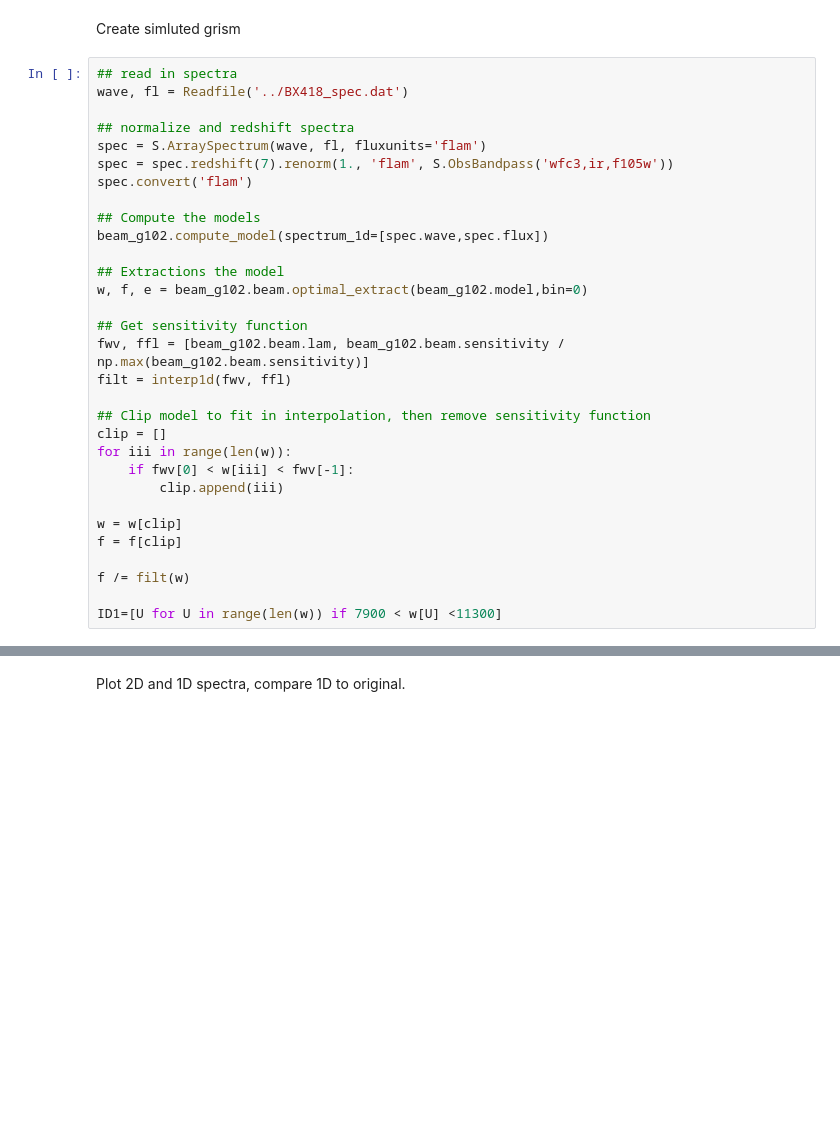
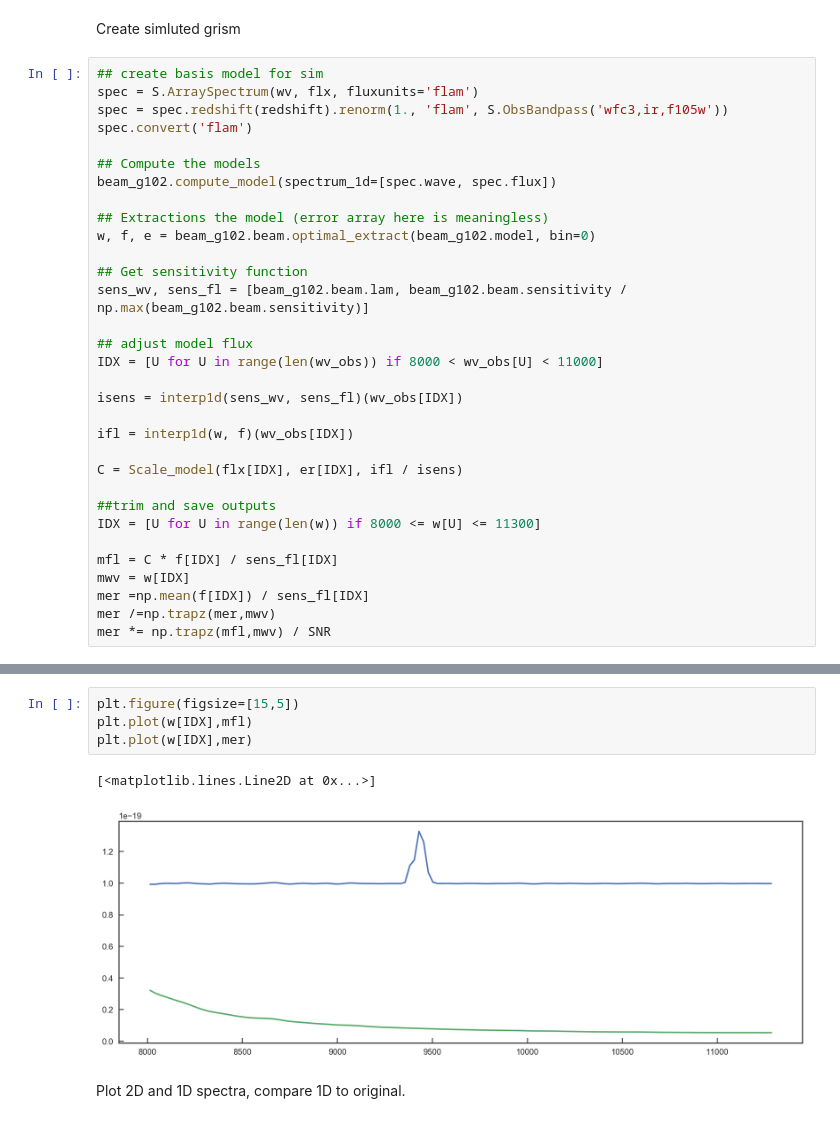
Before and after one commit to Vince-ec/grizli_sim_tutorial, a Jupyter notebook: Grizli_mosaic_tutorial.ipynb, the cells around one changed output, grey strips where cells are left out. Drawn from its saved outputs; the diff is of its cells as text; blank space fills up the shorter version.

```diff
--- a/Grizli_mosaic_tutorial.ipynb
+++ b/Grizli_mosaic_tutorial.ipynb
@@ -89,34 +83,35 @@ plt.close()
 # %% [markdown]
 Create simluted grism
 # %%
-## read in spectra
-wave, fl = Readfile('../BX418_spec.dat')
-
-## normalize and redshift spectra
-spec = S.ArraySpectrum(wave, fl, fluxunits='flam')
-spec = spec.redshift(7).renorm(1., 'flam', S.ObsBandpass('wfc3,ir,f105w'))
+## create basis model for sim
+spec = S.ArraySpectrum(wv, flx, fluxunits='flam')
+spec = spec.redshift(redshift).renorm(1., 'flam', S.ObsBandpass('wfc3,ir,f105w'))
 spec.convert('flam')
 
 ## Compute the models
-beam_g102.compute_model(spectrum_1d=[spec.wave,spec.flux])
+beam_g102.compute_model(spectrum_1d=[spec.wave, spec.flux])
 
-## Extractions the model
-w, f, e = beam_g102.beam.optimal_extract(beam_g102.model,bin=0)
+## Extractions the model (error array here is meaningless)
+w, f, e = beam_g102.beam.optimal_extract(beam_g102.model, bin=0)
 
 ## Get sensitivity function
-fwv, ffl = [beam_g102.beam.lam, beam_g102.beam.sensitivity / np.max(beam_g102.beam.sensitivity)]
-filt = interp1d(fwv, ffl)
+sens_wv, sens_fl = [beam_g102.beam.lam, beam_g102.beam.sensitivity / np.max(beam_g102.beam.sensitivity)]
 
-## Clip model to fit in interpolation, then remove sensitivity function
-clip = []
-for iii in range(len(w)):
-    if fwv[0] < w[iii] < fwv[-1]:
-        clip.append(iii)
+## adjust model flux
+IDX = [U for U in range(len(wv_obs)) if 8000 < wv_obs[U] < 11000]
 
-w = w[clip]
-f = f[clip]
+isens = interp1d(sens_wv, sens_fl)(wv_obs[IDX])
 
-f /= filt(w)
+ifl = interp1d(w, f)(wv_obs[IDX])
 
-ID1=[U for U in range(len(w)) if 7900 < w[U] <11300]
+C = Scale_model(flx[IDX], er[IDX], ifl / isens)
+
+##trim and save outputs
+IDX = [U for U in range(len(w)) if 8000 <= w[U] <= 11300]
+
+mfl = C * f[IDX] / sens_fl[IDX]
+mwv = w[IDX]
+mer =np.mean(f[IDX]) / sens_fl[IDX]
+mer /=np.trapz(mer,mwv)
+mer *= np.trapz(mfl,mwv) / SNR
 # %% [output]
@@ -124,4 +118,11 @@ Warning, 11 of 1541 bins contained negative fluxes; they have been set to zero.
 Warning: Spectrum is not defined everywhere in renormalization bandpass. At least 99% of the band throughput has data, therefore proceeding anyway. Spectrum will be extrapolated at constant value.
+# %%
+plt.figure(figsize=[15,5])
+plt.plot(w[IDX],mfl)
+plt.plot(w[IDX],mer)
+# %% [output]
+[<matplotlib.lines.Line2D at 0x...>]
+[figure, added]
 # %% [markdown]
 Plot 2D and 1D spectra, compare 1D to original.
 # %%
```
Also changed, not shown: parts of 22 cells of this notebook.
